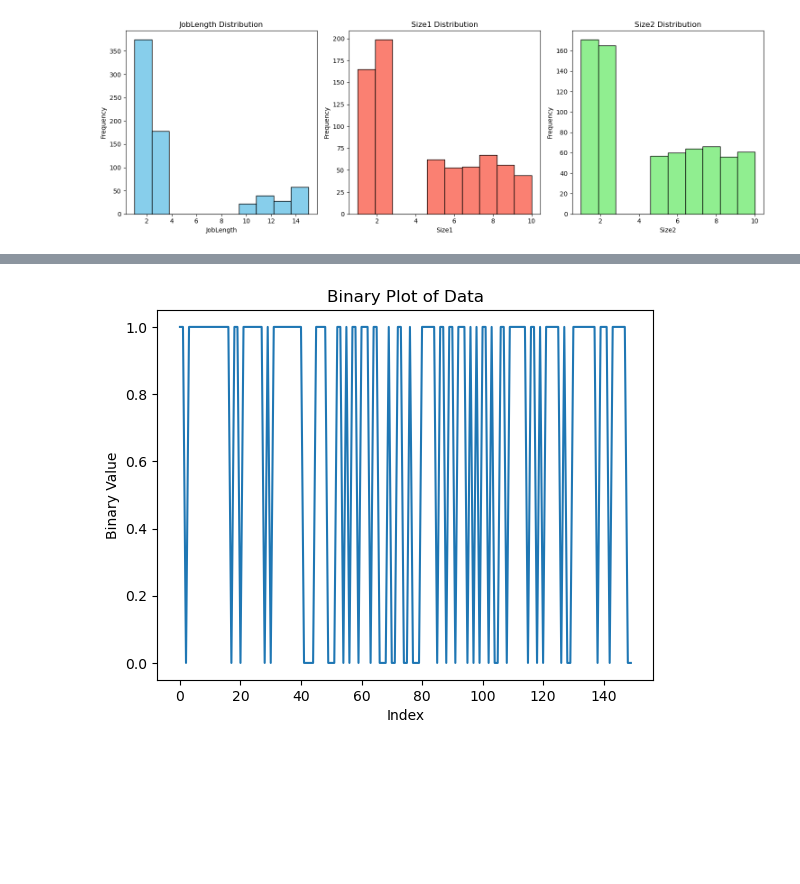
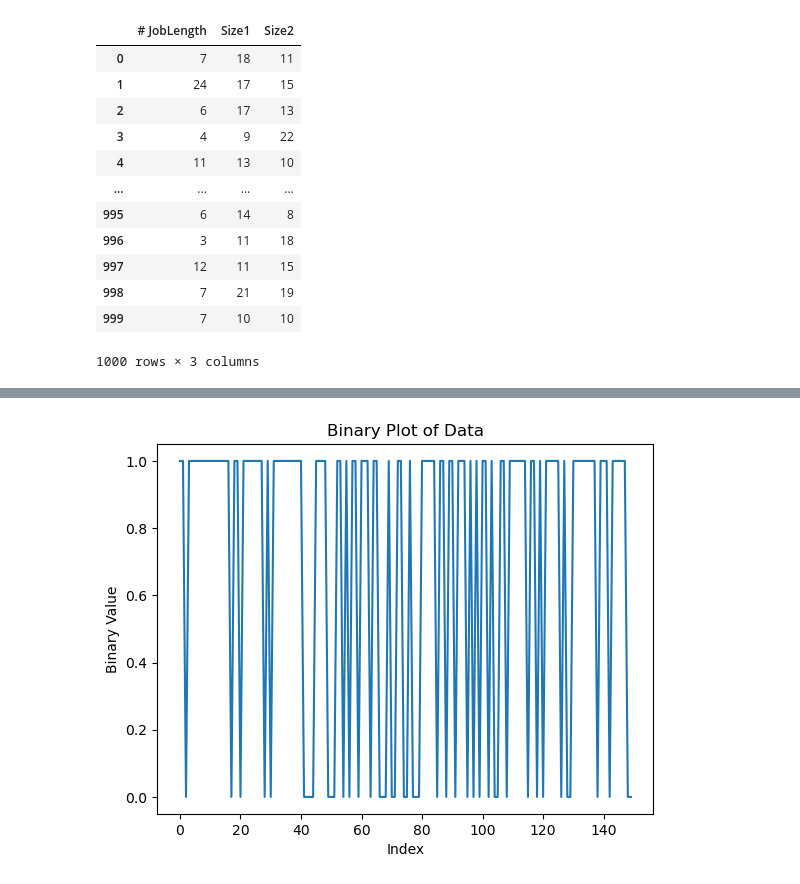
Before and after one commit to stathis99/AnTolerant-DeepRM, a Jupyter notebook: EDA/job_analysis.ipynb, the cells around one changed output, grey strips where cells are left out. Cells and saved outputs as stored; diff of their text form; code cells hidden in the pictures; blank space fills up the shorter version.

```diff
--- a/EDA/job_analysis.ipynb
+++ b/EDA/job_analysis.ipynb
@@ -3,33 +0,0 @@ data = pd.read_csv('Data/deeprm_jobs.csv')
-# %%
-# Filter out data points where Size1, Size2, and JobLength are all 0
-filtered_data = data[(data['Size1'] != 0) | (data['Size2'] != 0) | (data['# JobLength'] != 0)]
-
-# Extract filtered values
-JobLength = filtered_data["# JobLength"]
-Size1 = filtered_data["Size1"]
-Size2 = filtered_data["Size2"]
-
-# Create subplots
-fig, axs = plt.subplots(1, 3, figsize=(15, 5))
-
-# Plot histograms with automatically determined bins
-axs[0].hist(JobLength, color='skyblue', edgecolor='black')
-axs[0].set_title('JobLength Distribution')
-axs[0].set_xlabel('JobLength')
-axs[0].set_ylabel('Frequency')
-
-axs[1].hist(Size1, color='salmon', edgecolor='black')
-axs[1].set_title('Size1 Distribution')
-axs[1].set_xlabel('Size1')
-axs[1].set_ylabel('Frequency')
-
-axs[2].hist(Size2, color='lightgreen', edgecolor='black')
-axs[2].set_title('Size2 Distribution')
-axs[2].set_xlabel('Size2')
-axs[2].set_ylabel('Frequency')
-
-# Show plot
-plt.tight_layout()
-plt.show()
-# %% [output]
-[figure, removed]
@@ -38 +7,17 @@ data_log = pd.read_csv('Data/lognorm_jobs.csv')
+# %%
+data_log
+# %% [output]
+|  | # JobLength | Size1 | Size2 |
+| 0 | 7 | 18 | 11 |
+| 1 | 24 | 17 | 15 |
+| 2 | 6 | 17 | 13 |
+| 3 | 4 | 9 | 22 |
+| 4 | 11 | 13 | 10 |
+| ... | ... | ... | ... |
+| 995 | 6 | 14 | 8 |
+| 996 | 3 | 11 | 18 |
+| 997 | 12 | 11 | 15 |
+| 998 | 7 | 21 | 19 |
+| 999 | 7 | 10 | 10 |
+1000 rows × 3 columns
 # %%
```
Also changed, not shown: parts of 4 cells of this notebook, 8 other files.
